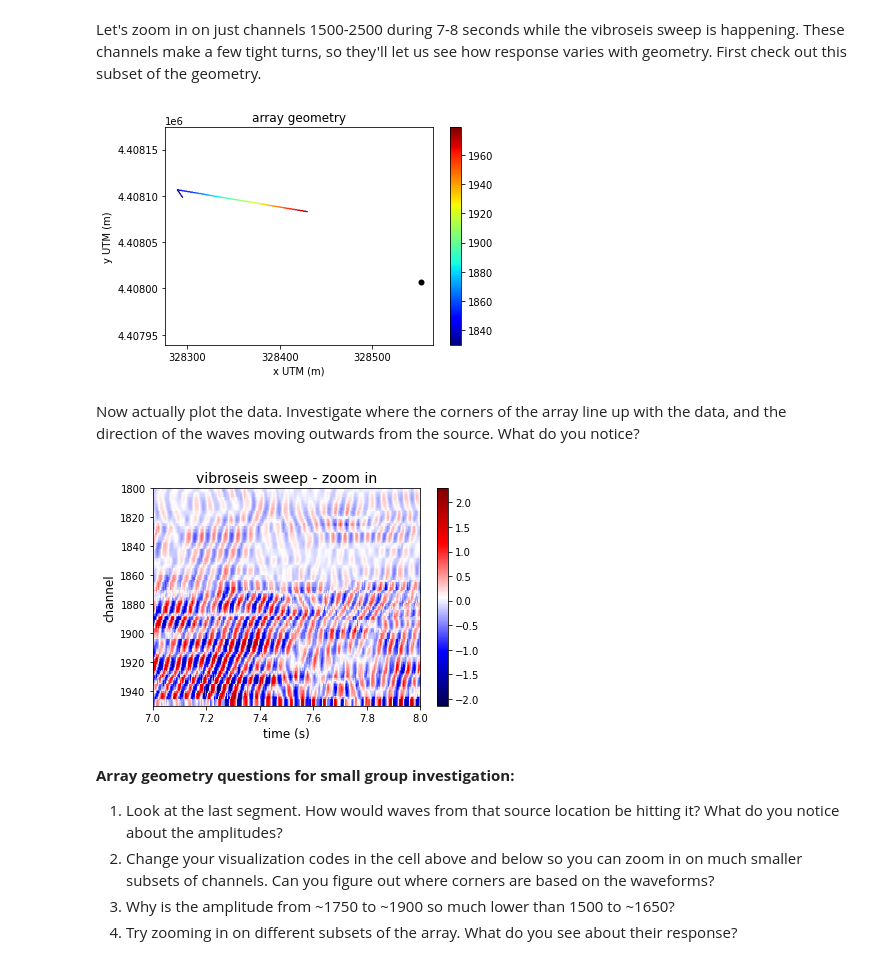
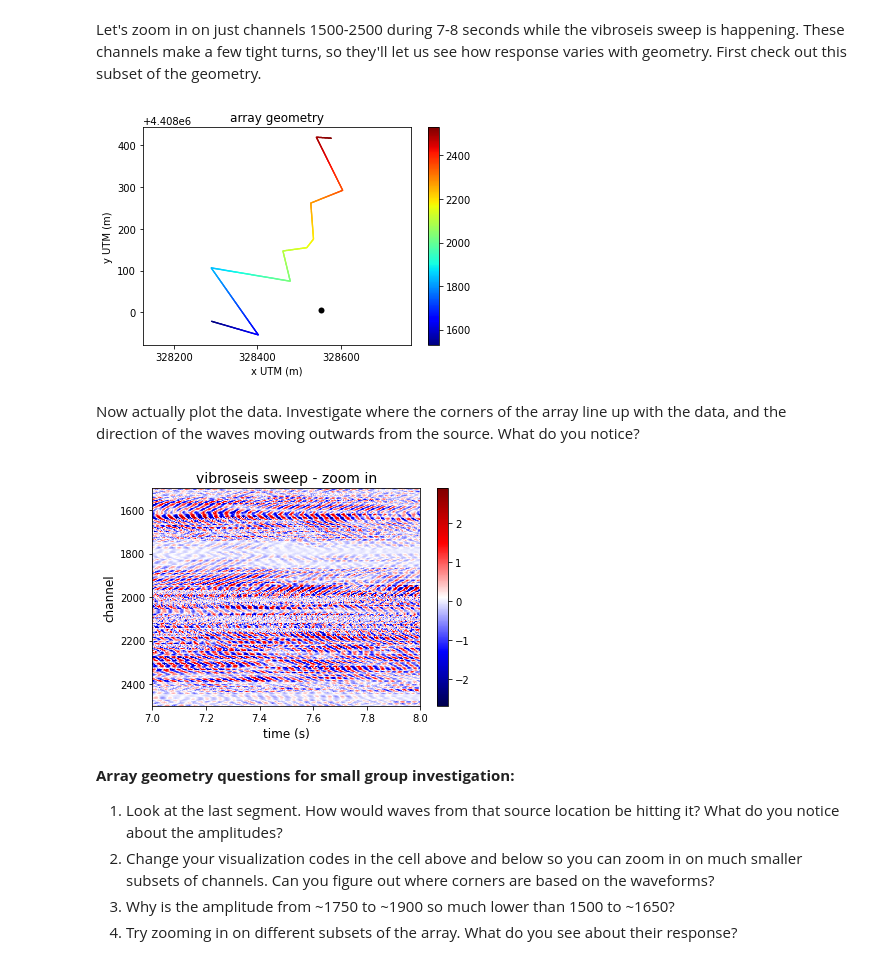
Before and after one commit to DAS-RCN/IntroToDASData, a Jupyter notebook: BradyHotSprings.ipynb, the cells around one changed output. Saved outputs shown, nothing was run; the diff lists cells and outputs as text; code cells hidden in the pictures.

```diff
--- a/BradyHotSprings.ipynb
+++ b/BradyHotSprings.ipynb
@@ -314,29 +314,28 @@ interactive(children=(FloatSlider(value=13.0, description='timeInSec', max=25.0,
 # %% [markdown]
 Let's zoom in on just channels 1500-2500 during 7-8 seconds while the vibroseis sweep is happening. These channels make a few tight turns, so they'll let us see how response varies with geometry. First check  out this subset of the geometry.
 # %%
-startCh = 1800
-endCh = 1950
+startCh = 1500
+endCh = 2500
 startSec = 7
-endSec = 8
 
 plt.scatter(x[startCh:endCh],y[startCh:endCh],c=ch[startCh:endCh],linewidth=0,s=2,cmap=plt.get_cmap('jet'))
 plt.colorbar()
 plt.xlabel('x UTM (m)')
 plt.locator_params(axis='x', nbins=5)
 plt.ylabel('y UTM (m)')
 plt.title('array geometry')
 plt.scatter(srcX,srcY,c='k',linewidth=0) # plot the source location
 plt.axis('equal')
 plt.show()
 # %% [output]
-[figure, old version]
+[figure, new version]
 # %% [markdown]
 Now actually plot the data. Investigate where the corners of the array line up with the data, and the direction of the waves moving outwards from the source. What do you notice?
 # %%
 title='vibroseis sweep - zoom in'
 plotSpaceTime(data, startSec, endSec, startCh, endCh, title, samplesPerSecond) # call the actual plotting function
 # %% [output]
-[figure, old version]
+[figure, new version]
 # %% [markdown]
 **Array geometry questions for small group investigation:**
 
```
Also changed, not shown: parts of 3 cells of this notebook.
